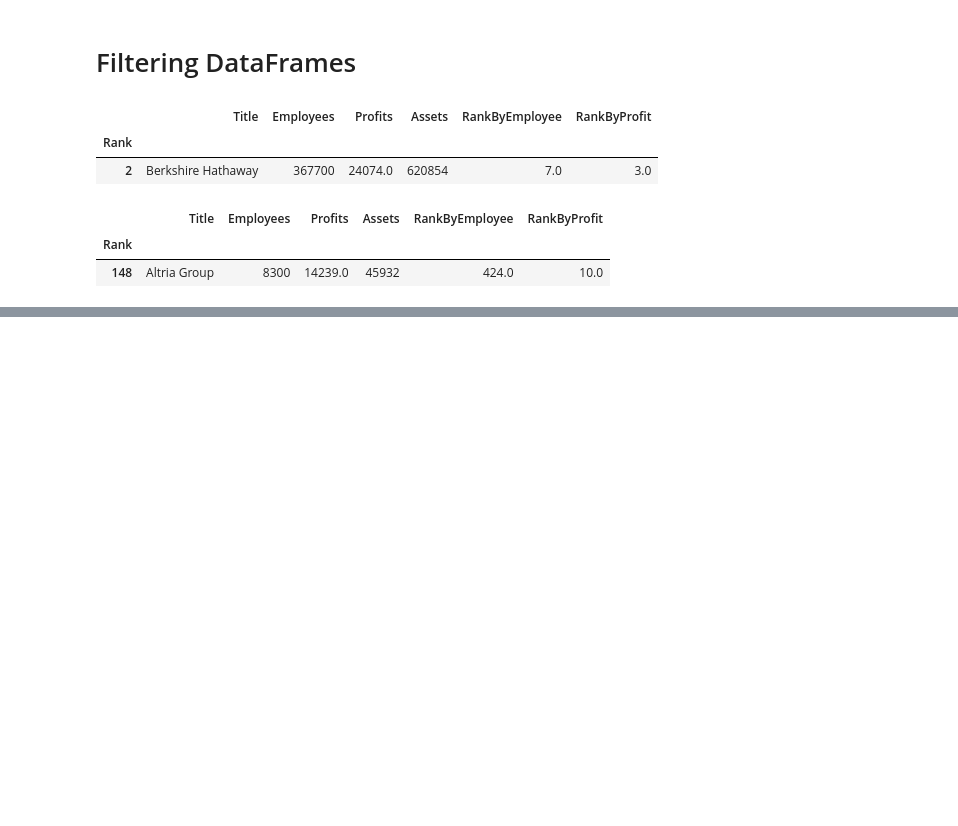
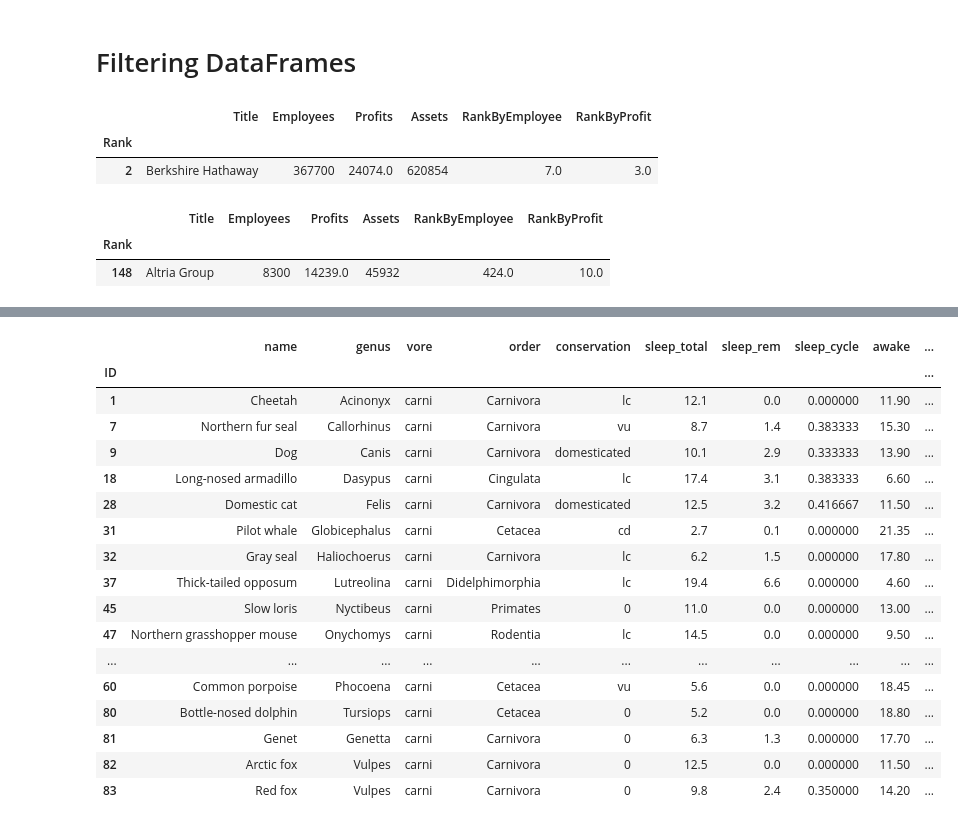
Before and after one commit to Byienio/Pandas_pg, a Jupyter notebook: DataFrames.ipynb, the cells around one changed output, grey strips where cells are left out. Drawn from its saved outputs; the diff is of its cells as text; code cells hidden in the pictures; blank space fills up the shorter version.

```diff
--- a/DataFrames.ipynb
+++ b/DataFrames.ipynb
@@ -807,0 +843,22 @@ fortune[isEmployeesRankMore400 & isProfitRankFirst10]
+# %%
+carni = animals.where(animals['vore']=='carni').dropna()
+carni
+# %% [output]
+|  | name | genus | vore | order | conservation | sleep_total | sleep_rem | sleep_cycle | awake | ... |
+| ID |  |  |  |  |  |  |  |  |  | ... |
+| 1 | Cheetah | Acinonyx | carni | Carnivora | lc | 12.1 | 0.0 | 0.000000 | 11.90 | ... |
+| 7 | Northern fur seal | Callorhinus | carni | Carnivora | vu | 8.7 | 1.4 | 0.383333 | 15.30 | ... |
+| 9 | Dog | Canis | carni | Carnivora | domesticated | 10.1 | 2.9 | 0.333333 | 13.90 | ... |
+| 18 | Long-nosed armadillo | Dasypus | carni | Cingulata | lc | 17.4 | 3.1 | 0.383333 | 6.60 | ... |
+| 28 | Domestic cat | Felis | carni | Carnivora | domesticated | 12.5 | 3.2 | 0.416667 | 11.50 | ... |
+| 31 | Pilot whale | Globicephalus | carni | Cetacea | cd | 2.7 | 0.1 | 0.000000 | 21.35 | ... |
+| 32 | Gray seal | Haliochoerus | carni | Carnivora | lc | 6.2 | 1.5 | 0.000000 | 17.80 | ... |
+| 37 | Thick-tailed opposum | Lutreolina | carni | Didelphimorphia | lc | 19.4 | 6.6 | 0.000000 | 4.60 | ... |
+| 45 | Slow loris | Nyctibeus | carni | Primates | 0 | 11.0 | 0.0 | 0.000000 | 13.00 | ... |
+| 47 | Northern grasshopper mouse | Onychomys | carni | Rodentia | lc | 14.5 | 0.0 | 0.000000 | 9.50 | ... |
+| ... | ... | ... | ... | ... | ... | ... | ... | ... | ... | ... |
+| 60 | Common porpoise | Phocoena | carni | Cetacea | vu | 5.6 | 0.0 | 0.000000 | 18.45 | ... |
+| 80 | Bottle-nosed dolphin | Tursiops | carni | Cetacea | 0 | 5.2 | 0.0 | 0.000000 | 18.80 | ... |
+| 81 | Genet | Genetta | carni | Carnivora | 0 | 6.3 | 1.3 | 0.000000 | 17.70 | ... |
+| 82 | Arctic fox | Vulpes | carni | Carnivora | 0 | 12.5 | 0.0 | 0.000000 | 11.50 | ... |
+| 83 | Red fox | Vulpes | carni | Carnivora | 0 | 9.8 | 2.4 | 0.350000 | 14.20 | ... |
```
Also changed, not shown: parts of 18 cells of this notebook.
